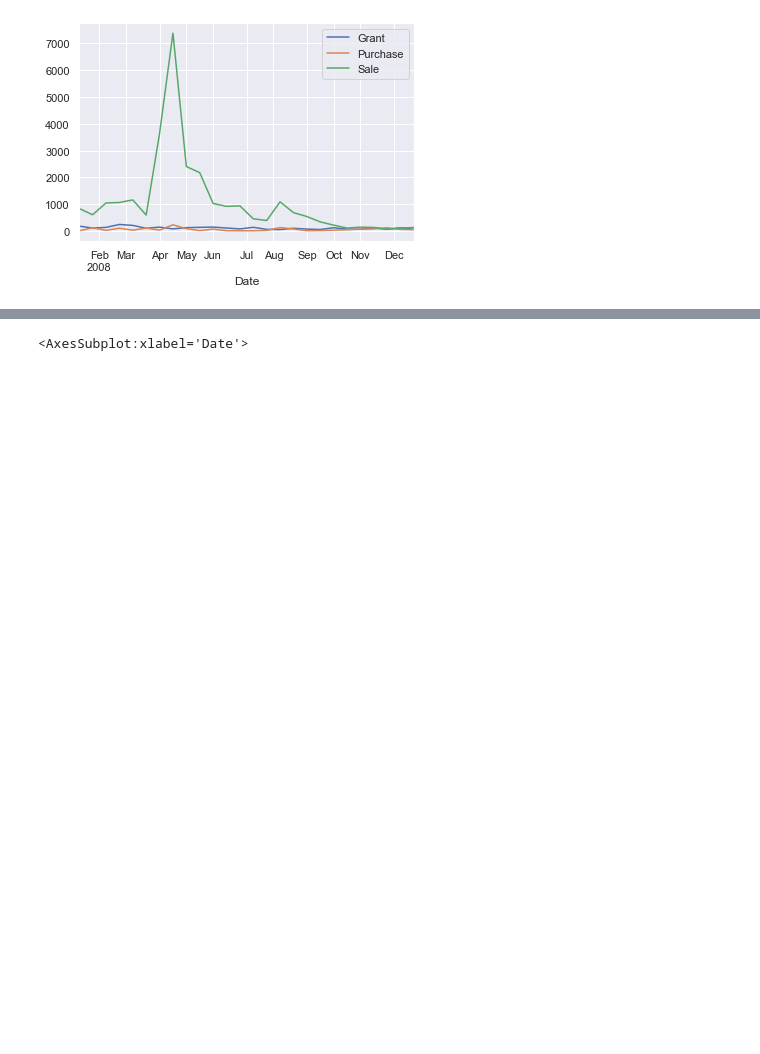
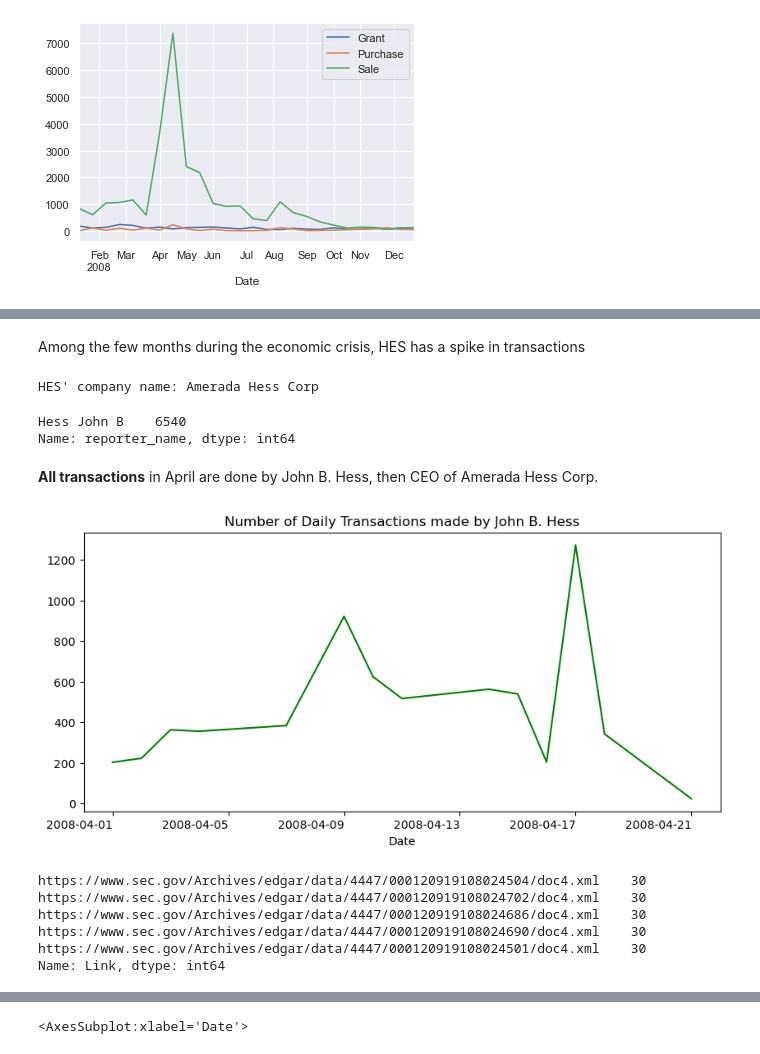
Before and after one commit to oongjiexiang/URECA-Research, a Jupyter notebook: Exploratory Analysis.ipynb, the cells around one changed output, grey strips where cells are left out. Saved outputs shown, nothing was run; the diff lists cells and outputs as text; code cells hidden in the pictures; blank space fills up the shorter version.

```diff
--- a/Exploratory Analysis.ipynb
+++ b/Exploratory Analysis.ipynb
@@ -666,0 +685,29 @@ plt.legend(["Grant", "Purchase", "Sale"]);
+# %% [markdown]
+Among the few months during the economic crisis, HES has a spike in transactions
+# %%
+print(f"HES' company name: {inspect_data[inspect_data.trad_symbol == 'HES'].Company.unique()[0]}")
+hes = inspect_data.loc['2008-04']
+hes = hes.loc[hes['trad_symbol'] == 'HES']
+hes.reporter_name.value_counts()
+# %% [output]
+HES' company name: Amerada Hess Corp
+Hess John B    6540
+Name: reporter_name, dtype: int64
+# %% [markdown]
+**All transactions** in April are done by John B. Hess, then CEO of Amerada Hess Corp.
+# %%
+plt.style.use('default')
+fig = plt.figure(figsize = (10, 5))
+hes.groupby(hes.index).count()['Company'].plot(color = 'green', rot = 0);
+plt.title('Number of Daily Transactions made by John B. Hess');
+# %% [output]
+[figure, added]
+# %%
+hes.loc['2008-04-17'].Link.value_counts().head()
+# %% [output]
+https://www.sec.gov/Archives/edgar/data/4447/000120919108024504/doc4.xml    30
+https://www.sec.gov/Archives/edgar/data/4447/000120919108024702/doc4.xml    30
+https://www.sec.gov/Archives/edgar/data/4447/000120919108024686/doc4.xml    30
+https://www.sec.gov/Archives/edgar/data/4447/000120919108024690/doc4.xml    30
+https://www.sec.gov/Archives/edgar/data/4447/000120919108024501/doc4.xml    30
+Name: Link, dtype: int64
```
Also changed, not shown: parts of 35 cells of this notebook, 2 other files.
